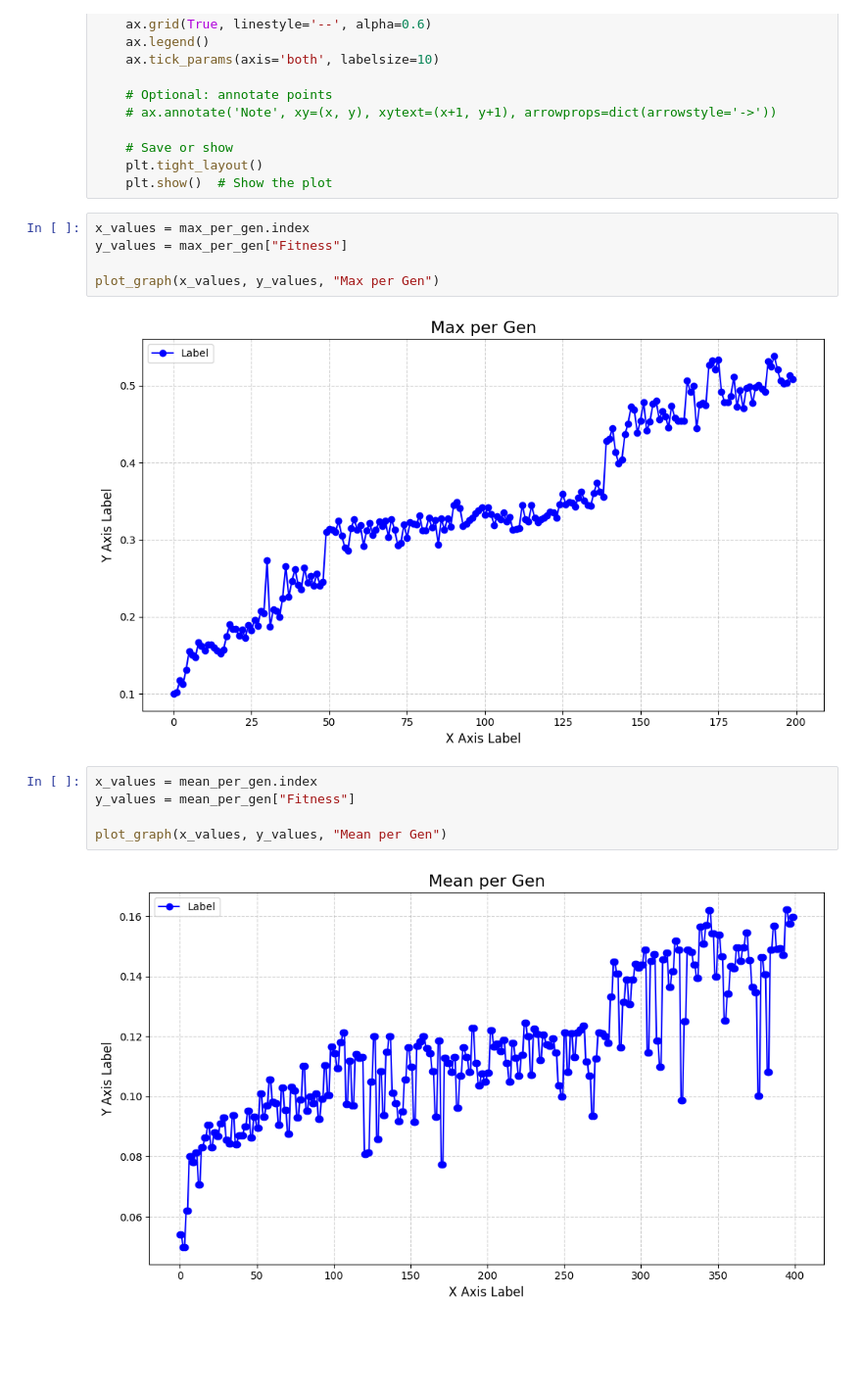
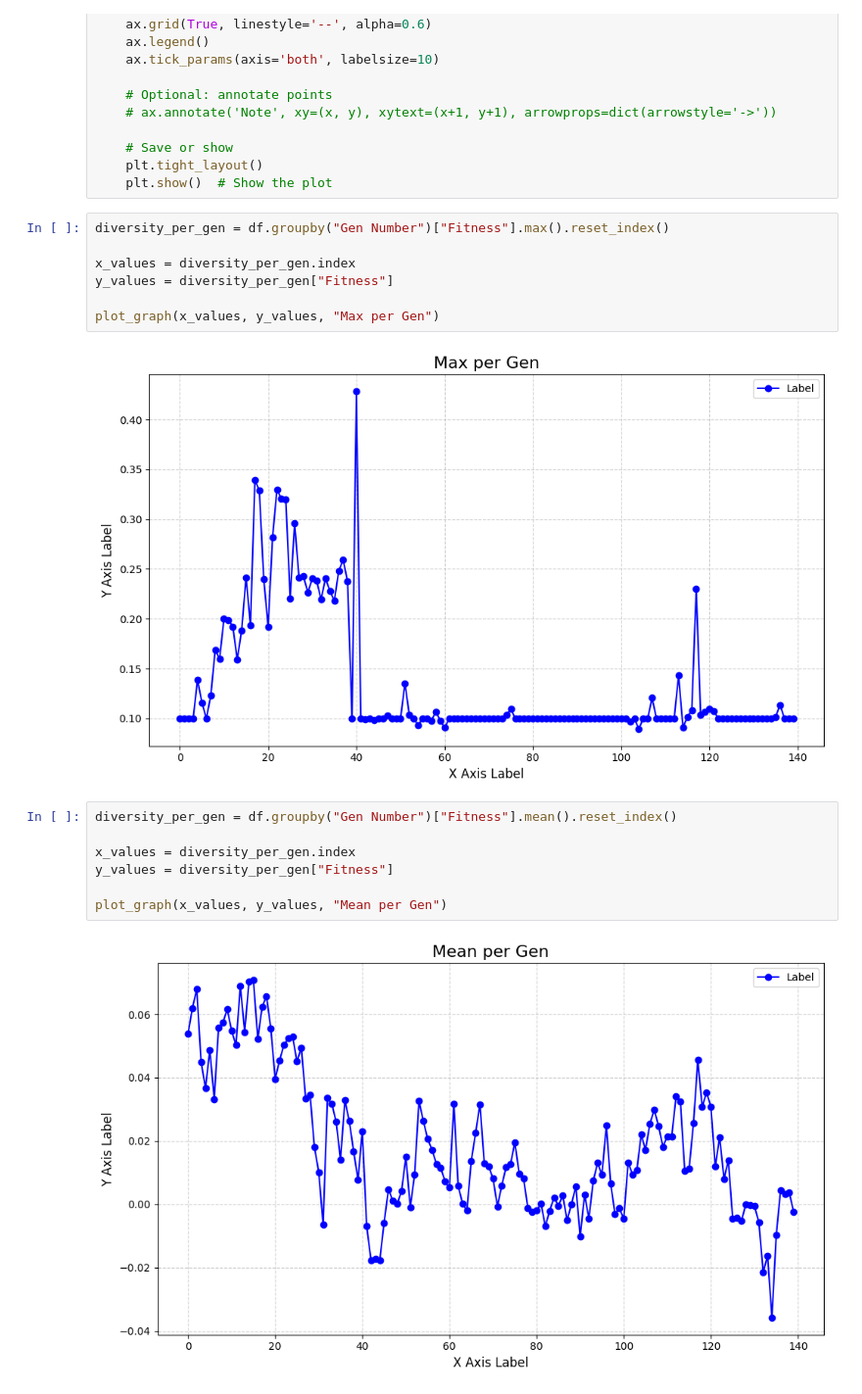
Before and after one commit to AlexandreMilharado/Robotics, a Jupyter notebook: Proj1/controllers/p1_util/notebook.ipynb, the cells around one changed output. Shown at 98% size. Cells and saved outputs as stored; diff of their text form; blank space fills up the shorter version.

Commit message:
[Fitness Update] - Implementation

```diff
--- a/Proj1/controllers/p1_util/notebook.ipynb
+++ b/Proj1/controllers/p1_util/notebook.ipynb
@@ -76,16 +49,20 @@ def plot_graph(x_values, y_values, title):
     plt.tight_layout()
     plt.show()  # Show the plot
 # %%
-x_values = max_per_gen.index
-y_values = max_per_gen["Fitness"]
+diversity_per_gen = df.groupby("Gen Number")["Fitness"].max().reset_index()
+
+x_values = diversity_per_gen.index
+y_values = diversity_per_gen["Fitness"]
 
 plot_graph(x_values, y_values, "Max per Gen")
 # %% [output]
-[figure, old version]
+[figure, new version]
 # %%
-x_values = mean_per_gen.index
-y_values = mean_per_gen["Fitness"]
+diversity_per_gen = df.groupby("Gen Number")["Fitness"].mean().reset_index()
+
+x_values = diversity_per_gen.index
+y_values = diversity_per_gen["Fitness"]
 
 plot_graph(x_values, y_values, "Mean per Gen")
 # %% [output]
-[figure, old version]
+[figure, new version]
```
Also changed, not shown: parts of 14 cells of this notebook, 15 other files.
